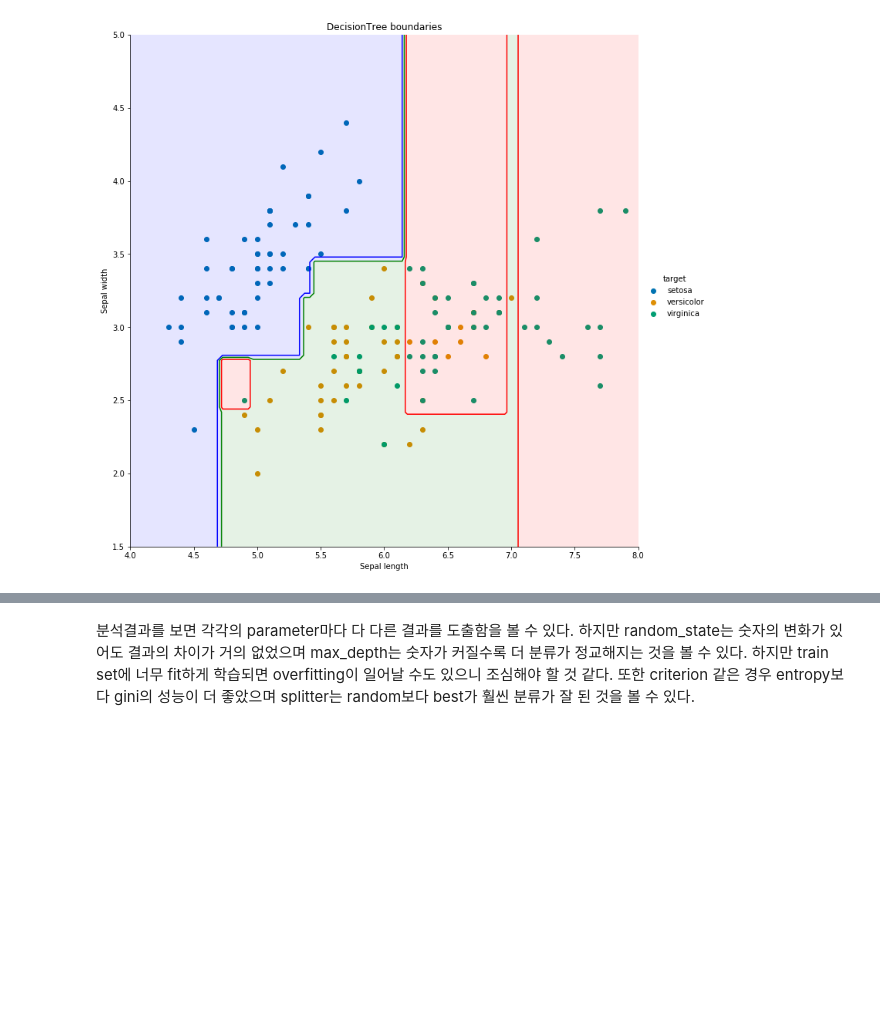
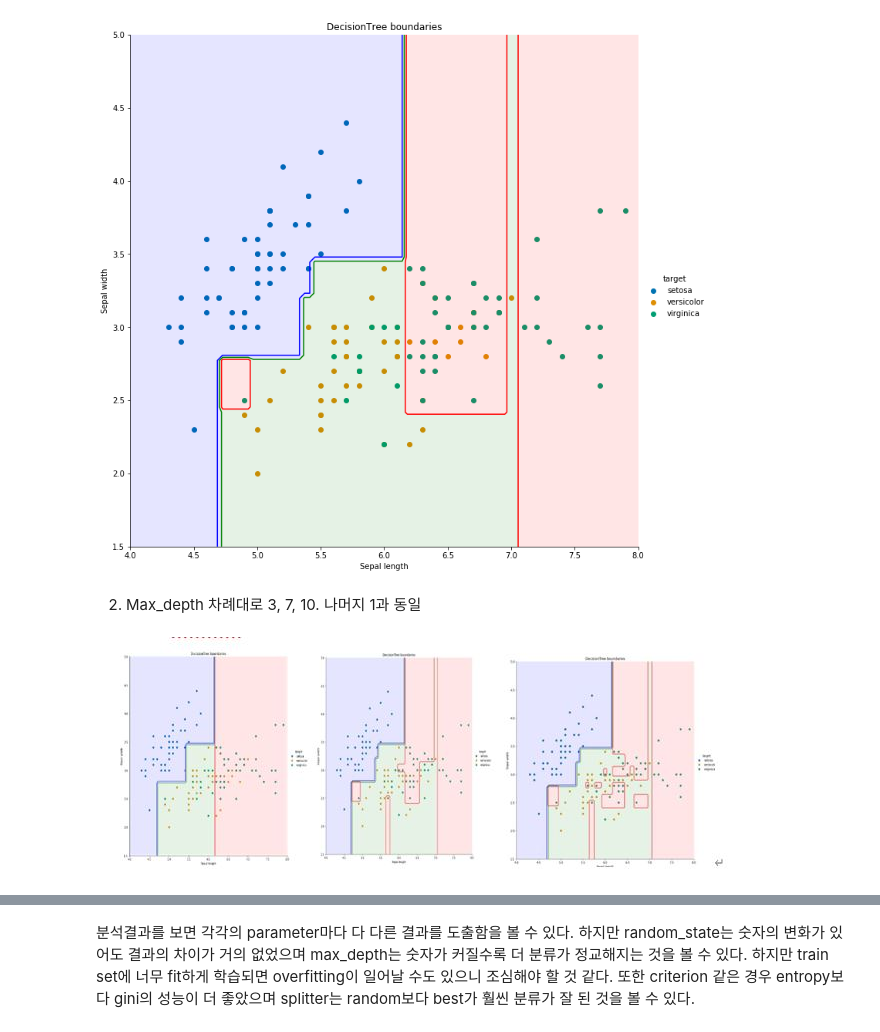
Before and after one commit to ioahKwon/Machine-Learning-Deep-Learning, a Jupyter notebook: [머신러닝과딥러닝]_Week_6.ipynb, the cells around one changed output, grey strips where cells are left out. Drawn from its saved outputs; the diff is of its cells as text; code cells hidden in the pictures; blank space fills up the shorter version.

```diff
--- a/[머신러닝과딥러닝]_Week_6.ipynb
+++ b/[머신러닝과딥러닝]_Week_6.ipynb
@@ -82,3 +101,10 @@ my_ax.set_title('DecisionTree boundaries')
 plt.show()
 # %% [output]
 [figure]
+# %% [markdown]
+2.	Max_depth 차례대로 3, 7, 10. 나머지 1과 동일
+# %%
+from IPython.display import Image
+Image('1.JPG')
+# %% [output]
+[figure, added]
```
Also changed, not shown: parts of 8 cells of this notebook.
